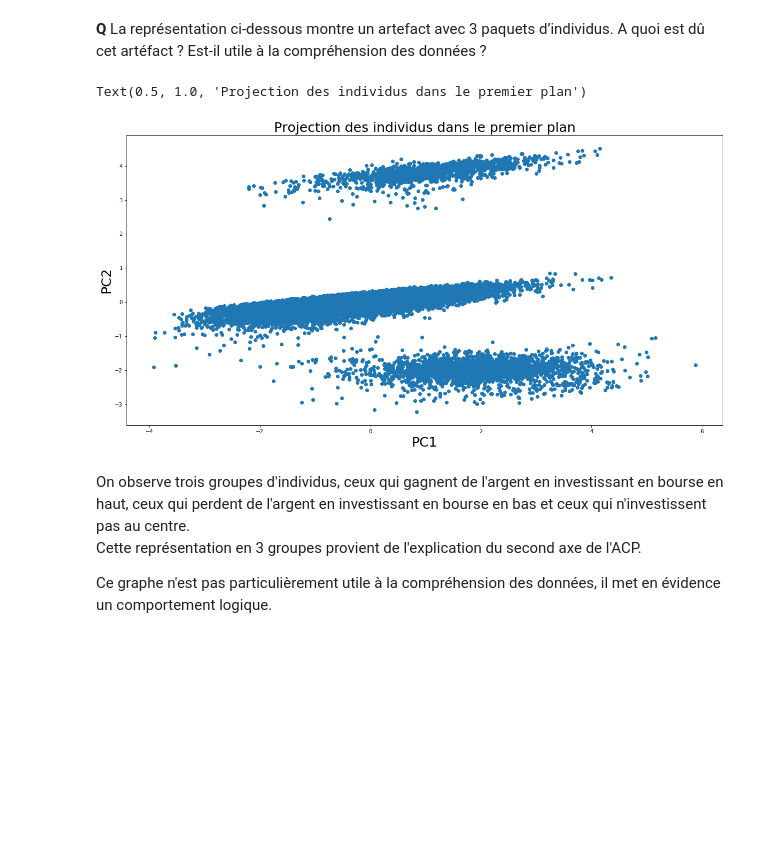
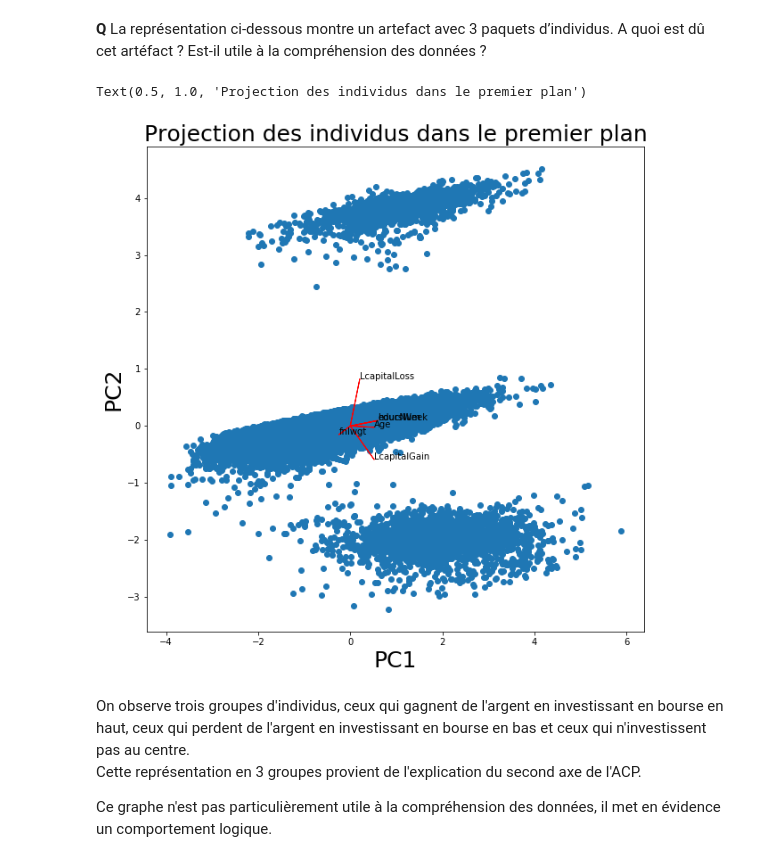
Before and after one commit to LouisDelvaux/Exploration4A, a Jupyter notebook: Adult-Census/Explo-Python-AdultCensus (PROJET).ipynb, the cells around one changed output. Cells and saved outputs as stored; diff of their text form; code cells hidden in the pictures; blank space fills up the shorter version.

```diff
--- a/Adult-Census/Explo-Python-AdultCensus (PROJET).ipynb
+++ b/Adult-Census/Explo-Python-AdultCensus (PROJET).ipynb
@@ -315,0 +286,3 @@ dtype: object
+# %%
+dataBase[dataBase.select_dtypes(['object']).columns] = dataBase.select_dtypes(['object']).apply(lambda x: x.astype('category'))
+dataBase.dtypes
@@ -485,14 +481,17 @@ Le second axe représente le différence entre le capital perdu et le capital ga
 # %% [markdown]
 **Q** La représentation ci-dessous montre un artefact avec 3 paquets d’individus. A quoi est dû cet artéfact ? Est-il utile à la compréhension des données ?
 # %%
-fig, ax = plt.subplots(figsize=(20,10))
+fig, ax = plt.subplots(figsize=(10,10))
 ax.scatter(C[:,0], C[:,1])
+for i, j, nom in zip(coord1,coord2, data.columns):
+    ax.text(i, j, nom)
+    ax.arrow(0,0,i,j,color='r')
 ax.set_xlabel("PC1" ,size=25)
 ax.set_ylabel("PC2",size=25)
 ax.set_title("Projection des individus dans le premier plan",size=25)
 # %% [output]
 Text(0.5, 1.0, 'Projection des individus dans le premier plan')
-[figure, old version]
+[figure, new version]
 # %% [markdown]
 On observe trois groupes d'individus, ceux qui gagnent de l'argent en investissant en bourse en haut, ceux qui perdent de l'argent en investissant en bourse en bas et ceux qui n'investissent pas au centre.
 Cette représentation en 3 groupes provient de l'explication du second axe de l'ACP.
```
Also changed, not shown: parts of 24 cells of this notebook.
